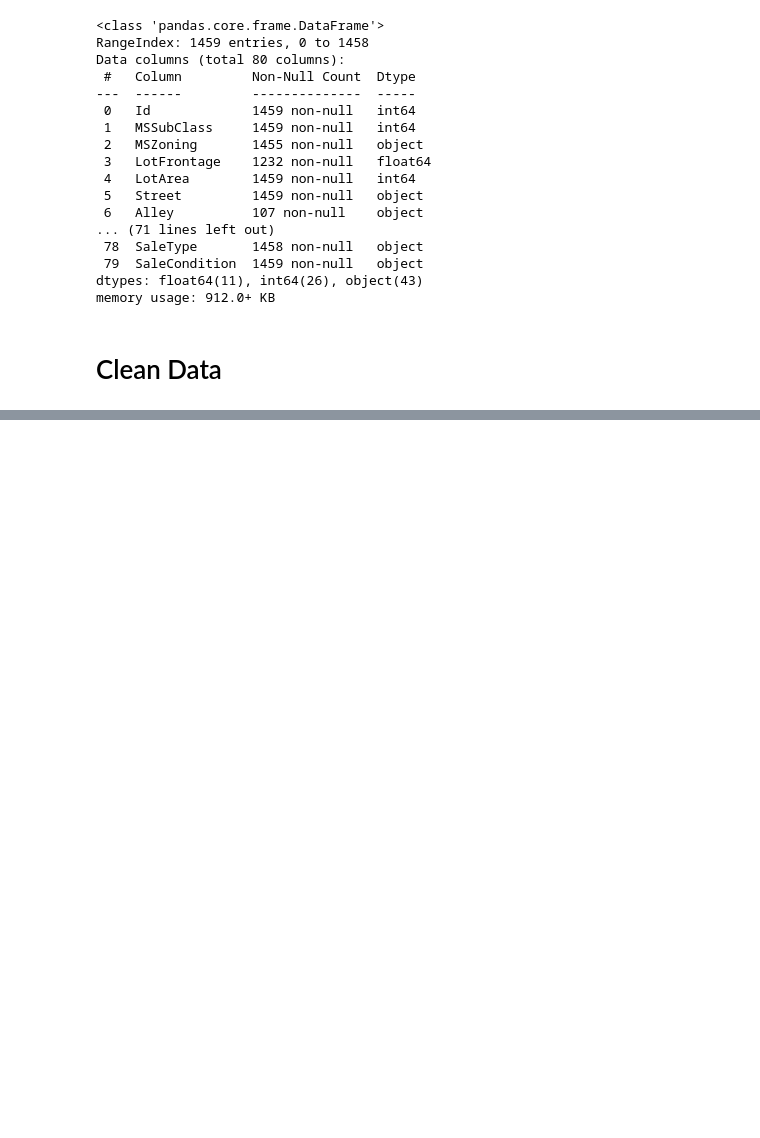
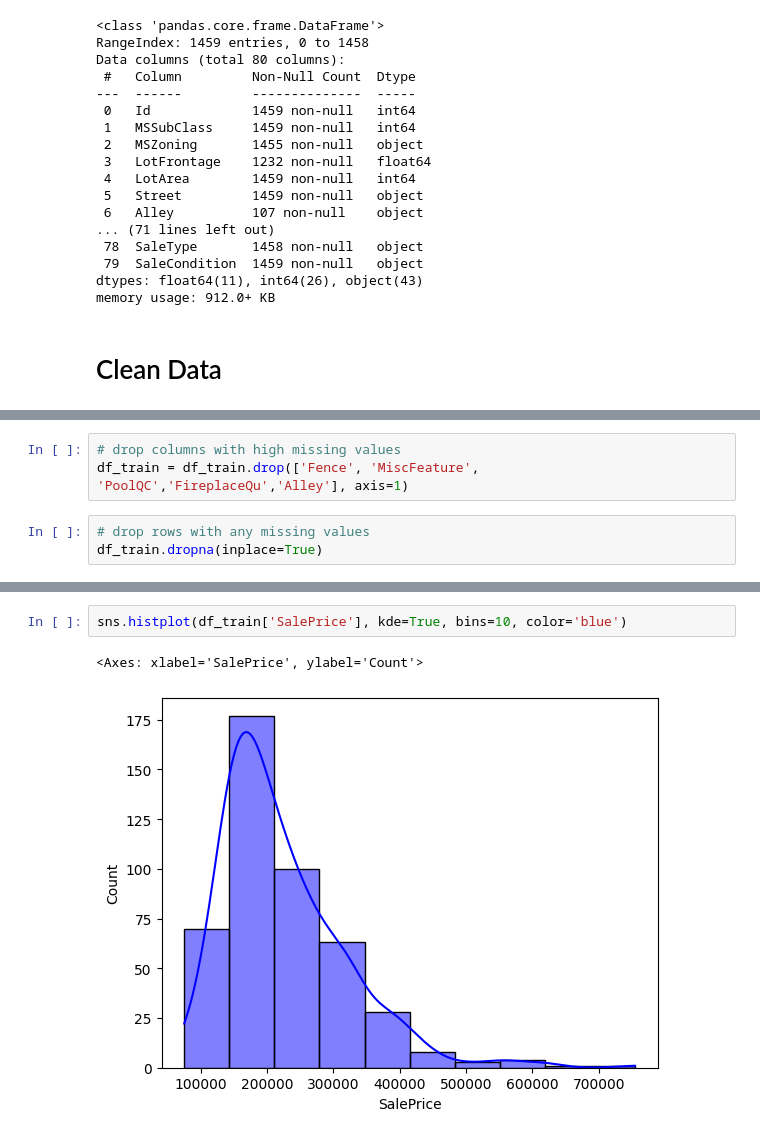
Before and after one commit to SamuelSiagian835/HousePrices-Kel9, a Jupyter notebook: PROYEK_DAMI_KEL_09.ipynb, the cells around one changed output, grey strips where cells are left out. Cells and saved outputs as stored; diff of their text form; blank space fills up the shorter version.

```diff
--- a/PROYEK_DAMI_KEL_09.ipynb
+++ b/PROYEK_DAMI_KEL_09.ipynb
@@ -171,0 +169,6 @@ miss_val
+# %%
+# drop columns with high missing values
+df_train = df_train.drop(['Fence', 'MiscFeature', 'PoolQC','FireplaceQu','Alley'], axis=1)
+# %%
+# drop rows with any missing values
+df_train.dropna(inplace=True)
@@ -171,0 +255,5 @@ miss_val
+# %%
+sns.histplot(df_train['SalePrice'], kde=True, bins=10, color='blue')
+# %% [output]
+<Axes: xlabel='SalePrice', ylabel='Count'>
+[figure, added]
```
Also changed, not shown: parts of 28 cells of this notebook.
